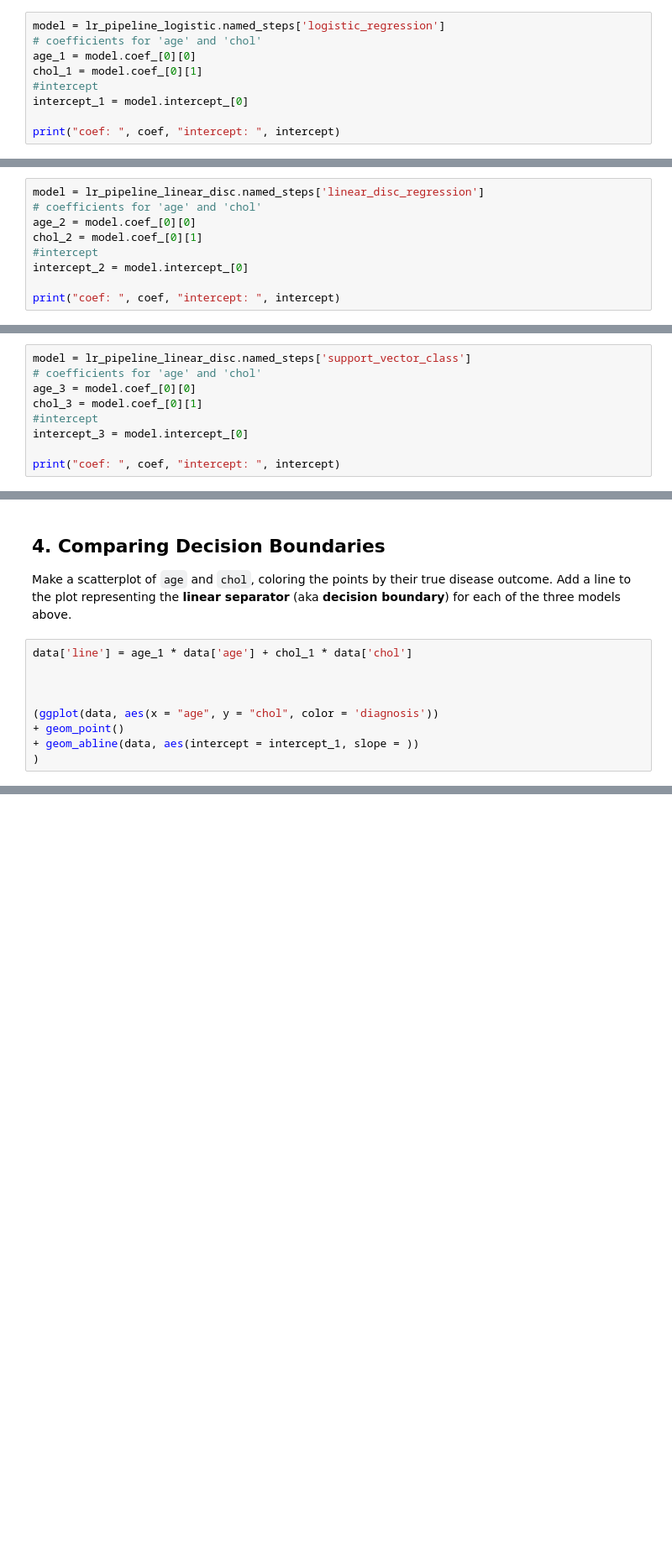
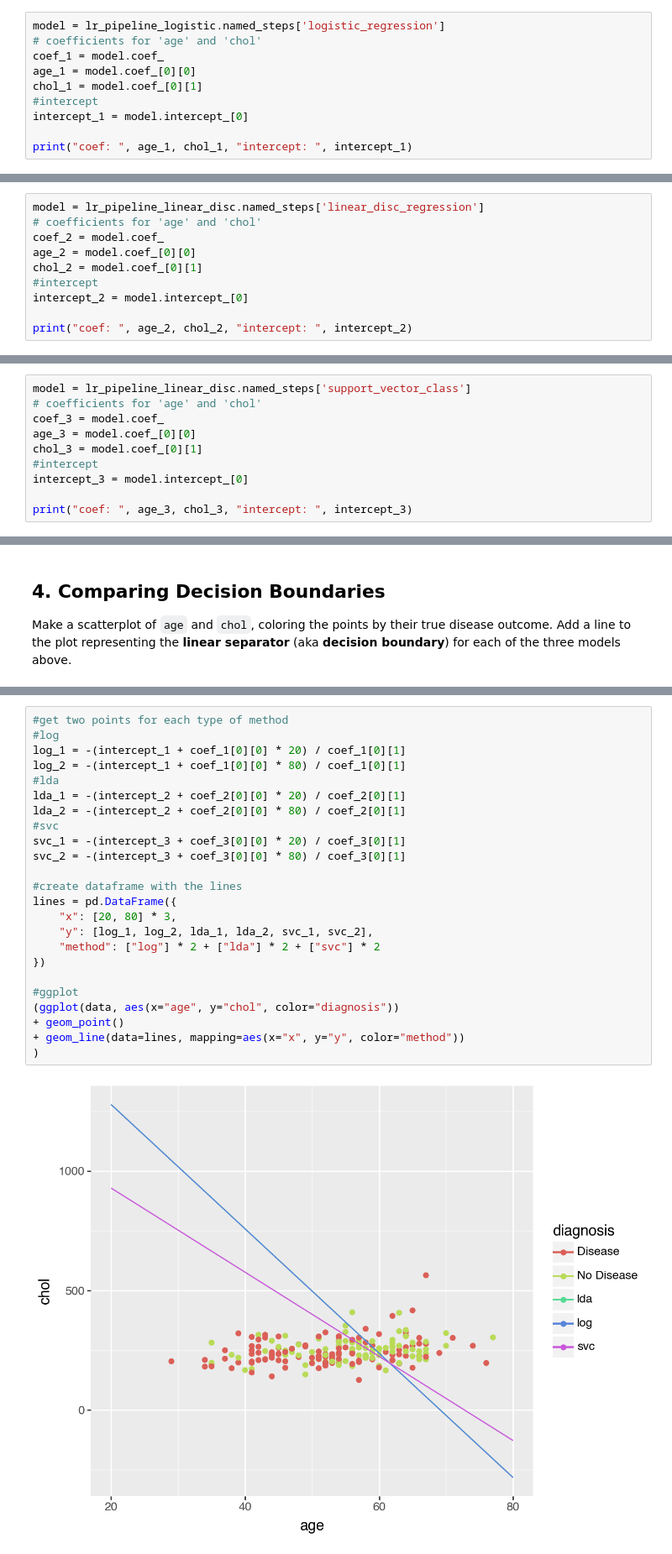
Before and after one commit to BLauf/GSB-544, a Jupyter notebook: practice_activities/9.1_linear_classifications/Practice_Activity_8_1.ipynb, the cells around one changed output, grey strips where cells are left out. Shown at 84% size. Cells and saved outputs as stored; diff of their text form; blank space fills up the shorter version.

```diff
--- a/practice_activities/9.1_linear_classifications/Practice_Activity_8_1.ipynb
+++ b/practice_activities/9.1_linear_classifications/Practice_Activity_8_1.ipynb
@@ -76,10 +76,11 @@ Pipeline(steps=[('preprocessing',
 # %%
 model = lr_pipeline_logistic.named_steps['logistic_regression']
 # coefficients for 'age' and 'chol'
+coef_1 = model.coef_
 age_1 = model.coef_[0][0]
 chol_1 = model.coef_[0][1]
 #intercept
 intercept_1 = model.intercept_[0]
 
-print("coef: ", coef, "intercept: ", intercept)
+print("coef: ", age_1, chol_1, "intercept: ", intercept_1)
 # %% [output]
@@ -126,10 +127,11 @@ Pipeline(steps=[('preprocessing',
 # %%
 model = lr_pipeline_linear_disc.named_steps['linear_disc_regression']
 # coefficients for 'age' and 'chol'
+coef_2 = model.coef_
 age_2 = model.coef_[0][0]
 chol_2 = model.coef_[0][1]
 #intercept
 intercept_2 = model.intercept_[0]
 
-print("coef: ", coef, "intercept: ", intercept)
+print("coef: ", age_2, chol_2, "intercept: ", intercept_2)
 # %% [output]
@@ -195,10 +197,11 @@ Pipeline(steps=[('preprocessing',
 # %%
 model = lr_pipeline_linear_disc.named_steps['support_vector_class']
 # coefficients for 'age' and 'chol'
+coef_3 = model.coef_
 age_3 = model.coef_[0][0]
 chol_3 = model.coef_[0][1]
 #intercept
 intercept_3 = model.intercept_[0]
 
-print("coef: ", coef, "intercept: ", intercept)
+print("coef: ", age_3, chol_3, "intercept: ", intercept_3)
 # %% [output]
@@ -224,12 +227,3 @@ for 90%:  913.468136877373 for 50%:  312.70883227583215
 ## 4. Comparing Decision Boundaries
 
 Make a scatterplot of `age` and `chol`, coloring the points by their true disease outcome.  Add a line to the plot representing the **linear separator** (aka **decision boundary**) for each of the three models above.
-# %%
-data['line'] = age_1 * data['age'] + chol_1 * data['chol']
-
-
-
-(ggplot(data, aes(x = "age", y = "chol", color = 'diagnosis'))
-+ geom_point()
-+ geom_abline(data, aes(intercept = intercept_1, slope = ))
-)
@@ -237,0 +230,26 @@ data['line'] = age_1 * data['age'] + chol_1 * data['chol']
+# %%
+#get two points for each type of method
+#log
+log_1 = -(intercept_1 + coef_1[0][0] * 20) / coef_1[0][1]
+log_2 = -(intercept_1 + coef_1[0][0] * 80) / coef_1[0][1]
+#lda
+lda_1 = -(intercept_2 + coef_2[0][0] * 20) / coef_2[0][1]
+lda_2 = -(intercept_2 + coef_2[0][0] * 80) / coef_2[0][1]
+#svc
+svc_1 = -(intercept_3 + coef_3[0][0] * 20) / coef_3[0][1]
+svc_2 = -(intercept_3 + coef_3[0][0] * 80) / coef_3[0][1]
+
+#create dataframe with the lines
+lines = pd.DataFrame({
+    "x": [20, 80] * 3,
+    "y": [log_1, log_2, lda_1, lda_2, svc_1, svc_2],
+    "method": ["log"] * 2 + ["lda"] * 2 + ["svc"] * 2
+})
+
+#ggplot
+(ggplot(data, aes(x="age", y="chol", color="diagnosis"))
++ geom_point()
++ geom_line(data=lines, mapping=aes(x="x", y="y", color="method"))
+)
+# %% [output]
+[figure, added]
```
Also changed, not shown: parts of 5 cells of this notebook.
